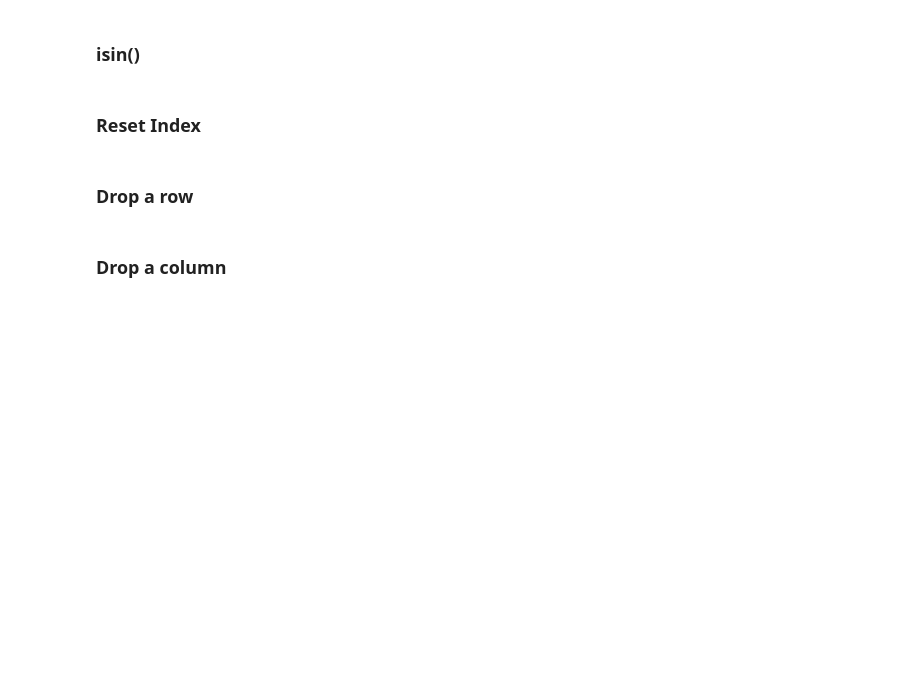
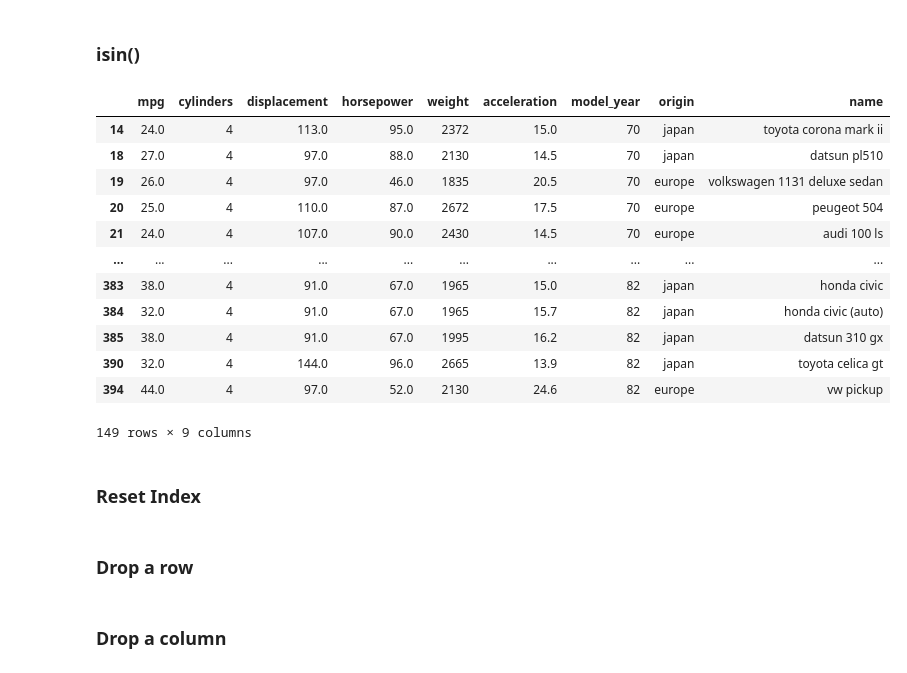
Before and after one commit to salimunlu/Data-Analysis, a Jupyter notebook: Pandas.ipynb, the cells around one changed output. Saved outputs shown, nothing was run; the diff lists cells and outputs as text; code cells hidden in the pictures; blank space fills up the shorter version.

```diff
--- a/Pandas.ipynb
+++ b/Pandas.ipynb
@@ -127,0 +492,2 @@ d = {
+# %%
+mpg = sns.load_dataset("mpg")
@@ -139,3 +567,5 @@ mpg
 ## Boolean Indexing (Conditional Filtering)
 # %% [markdown]
 Origini USA olan ve horsepower'ı 120'nin üzerinde olan araçların tanımlayıcı istatistikleri nelerdir?
+# %%
+pd.set_option("display.precision", 3)
@@ -144,3 +588,19 @@ Origini USA olan ve horsepower'ı 120'nin üzerinde olan araçların tanımlayı
+# %%
+mpg[mpg["origin"].isin(["europe", "japan"])]
+# %% [output]
+|  | mpg | cylinders | displacement | horsepower | weight | acceleration | model_year | origin | name |
+| 14 | 24.0 | 4 | 113.0 | 95.0 | 2372 | 15.0 | 70 | japan | toyota corona mark ii |
+| 18 | 27.0 | 4 | 97.0 | 88.0 | 2130 | 14.5 | 70 | japan | datsun pl510 |
+| 19 | 26.0 | 4 | 97.0 | 46.0 | 1835 | 20.5 | 70 | europe | volkswagen 1131 deluxe sedan |
+| 20 | 25.0 | 4 | 110.0 | 87.0 | 2672 | 17.5 | 70 | europe | peugeot 504 |
+| 21 | 24.0 | 4 | 107.0 | 90.0 | 2430 | 14.5 | 70 | europe | audi 100 ls |
+| ... | ... | ... | ... | ... | ... | ... | ... | ... | ... |
+| 383 | 38.0 | 4 | 91.0 | 67.0 | 1965 | 15.0 | 82 | japan | honda civic |
+| 384 | 32.0 | 4 | 91.0 | 67.0 | 1965 | 15.7 | 82 | japan | honda civic (auto) |
+| 385 | 38.0 | 4 | 91.0 | 67.0 | 1995 | 16.2 | 82 | japan | datsun 310 gx |
+| 390 | 32.0 | 4 | 144.0 | 96.0 | 2665 | 13.9 | 82 | japan | toyota celica gt |
+| 394 | 44.0 | 4 | 97.0 | 52.0 | 2130 | 24.6 | 82 | europe | vw pickup |
+149 rows × 9 columns
 # %% [markdown]
 ### Reset Index
 # %% [markdown]
```
Also changed, not shown: parts of 60 cells of this notebook, 1 other file.
